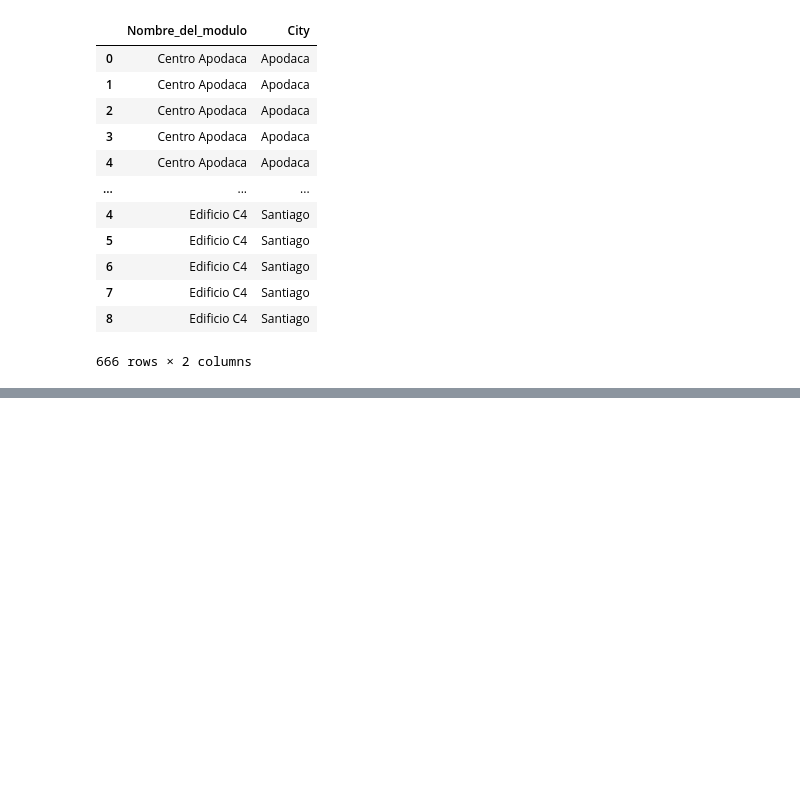
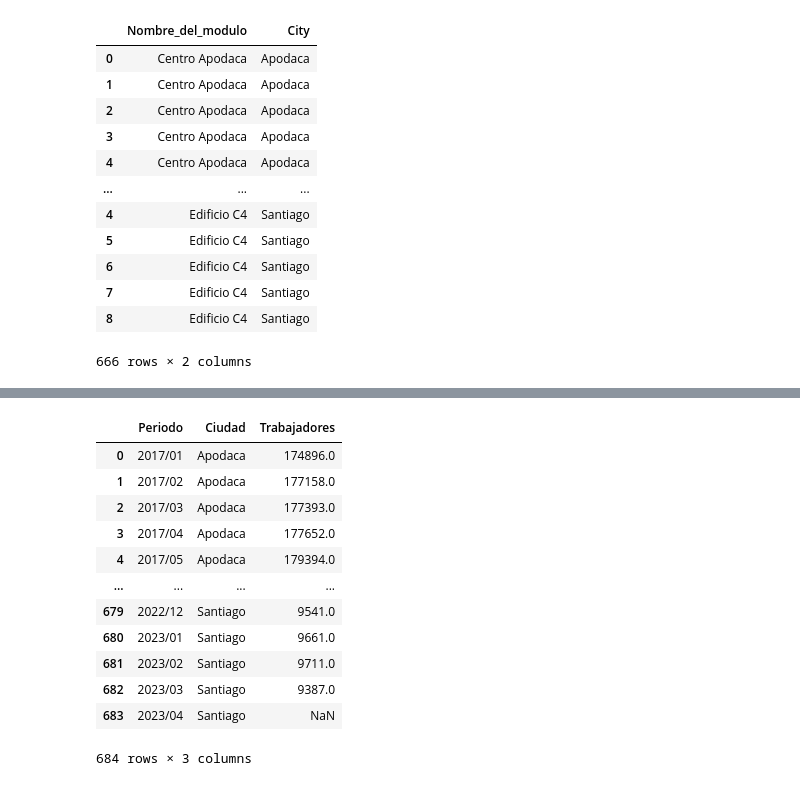
Before and after one commit to JosePabloGFnl/Monterrey-Violence, a Jupyter notebook: city-crimes.ipynb, the cells around one changed output, grey strips where cells are left out. Saved outputs shown, nothing was run; the diff lists cells and outputs as text; code cells hidden in the pictures; blank space fills up the shorter version.

```diff
--- a/city-crimes.ipynb
+++ b/city-crimes.ipynb
@@ -118,0 +163,18 @@ modulos
+# %%
+trabajadores_imss = pd.melt(trabajadores_imss, id_vars=["Periodo"],
+                  var_name="Ciudad", value_name="Trabajadores")
+trabajadores_imss
+# %% [output]
+|  | Periodo | Ciudad | Trabajadores |
+| 0 | 2017/01 | Apodaca | 174896.0 |
+| 1 | 2017/02 | Apodaca | 177158.0 |
+| 2 | 2017/03 | Apodaca | 177393.0 |
+| 3 | 2017/04 | Apodaca | 177652.0 |
+| 4 | 2017/05 | Apodaca | 179394.0 |
+| ... | ... | ... | ... |
+| 679 | 2022/12 | Santiago | 9541.0 |
+| 680 | 2023/01 | Santiago | 9661.0 |
+| 681 | 2023/02 | Santiago | 9711.0 |
+| 682 | 2023/03 | Santiago | 9387.0 |
+| 683 | 2023/04 | Santiago | NaN |
+684 rows × 3 columns
```
Also changed, not shown: parts of 10 cells of this notebook.
